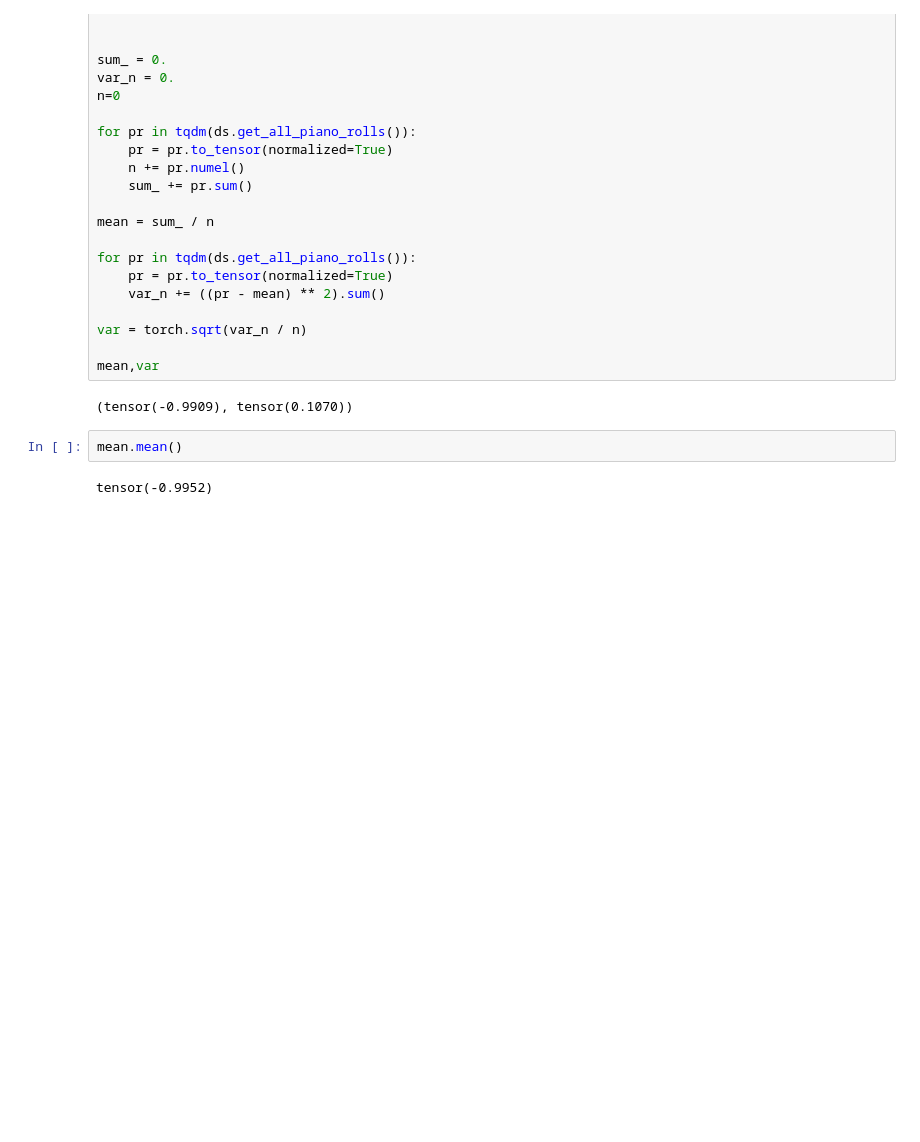
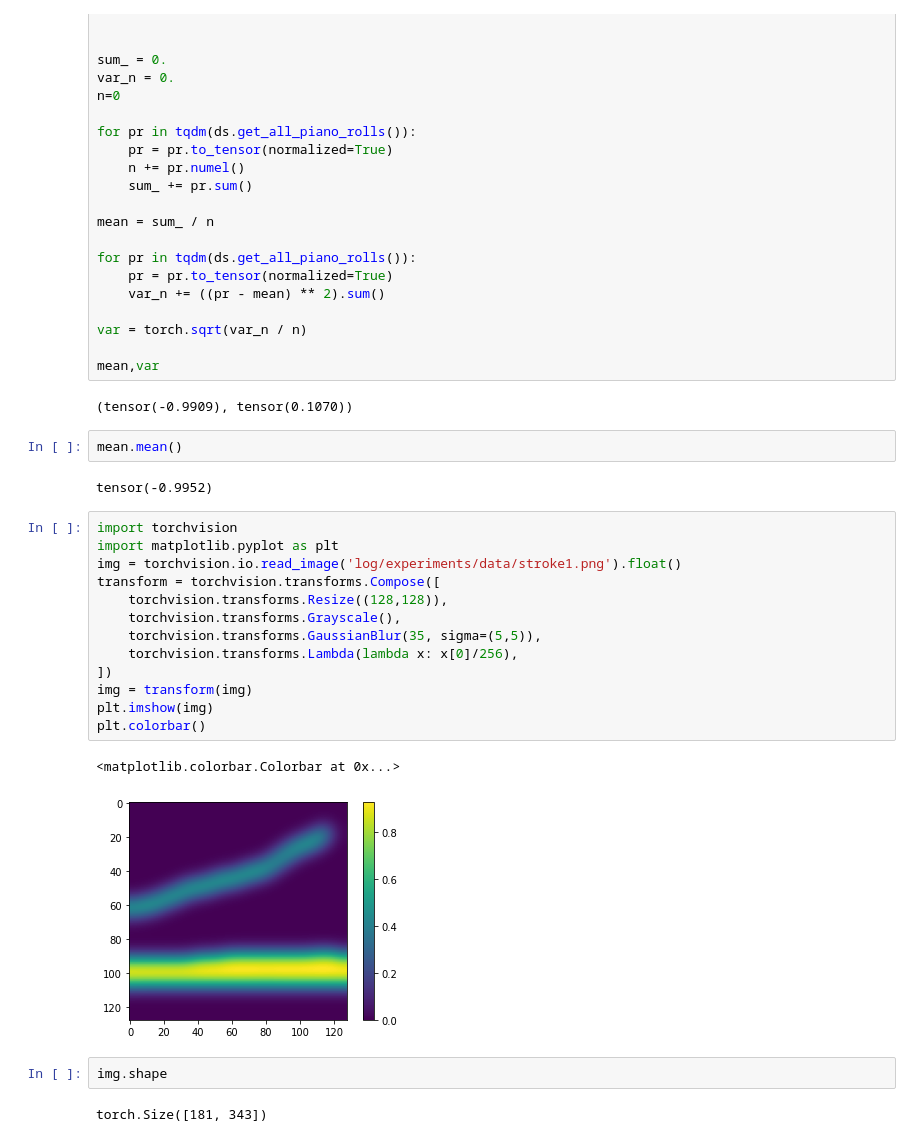
Before and after one commit to eri24816/improved-diffusion, a Jupyter notebook: test.ipynb, the cells around one changed output. Cells and saved outputs as stored; diff of their text form; blank space fills up the shorter version.

```diff
--- a/test.ipynb
+++ b/test.ipynb
@@ -579,3 +579,23 @@ mean,var
 mean.mean()
 # %% [output]
 tensor(-0.9952)
+# %%
+import torchvision
+import matplotlib.pyplot as plt
+img = torchvision.io.read_image('log/experiments/data/stroke1.png').float()
+transform = torchvision.transforms.Compose([
+    torchvision.transforms.Resize((128,128)),
+    torchvision.transforms.Grayscale(),
+    torchvision.transforms.GaussianBlur(35, sigma=(5,5)),
+    torchvision.transforms.Lambda(lambda x: x[0]/256),
+])
+img = transform(img)
+plt.imshow(img)
+plt.colorbar()
+# %% [output]
+<matplotlib.colorbar.Colorbar at 0x...>
+[figure, added]
+# %%
+img.shape
+# %% [output]
+torch.Size([181, 343])
```
Also changed, not shown: 4 other files.
